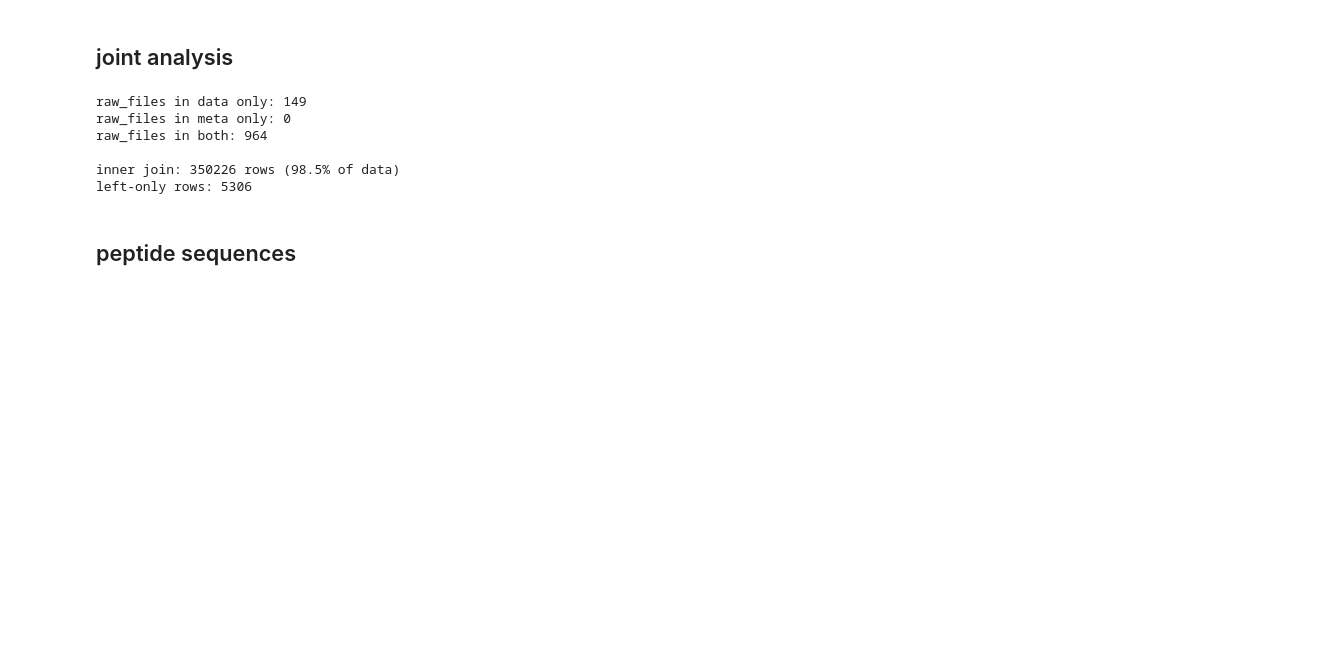
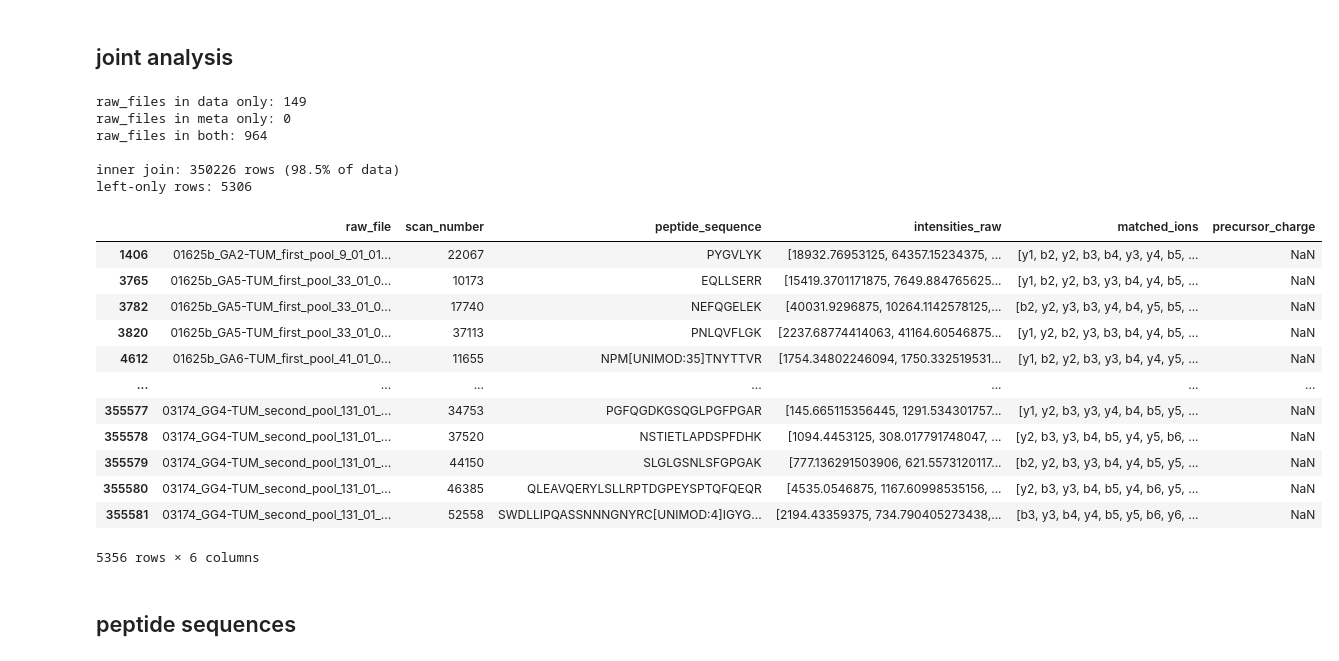
Before and after one commit to LordBurtz/sommer, a Jupyter notebook: data_exploration.ipynb, the cells around one changed output. Drawn from its saved outputs; the diff is of its cells as text; code cells hidden in the pictures; blank space fills up the shorter version.

```diff
--- a/data_exploration.ipynb
+++ b/data_exploration.ipynb
@@ -102,22 +102,40 @@ Name: count, dtype: int64
 # %%
 # raw_file overlap between data and metadata
 data_files = set(df["raw_file"].unique())
 meta_files = set(meta["raw_file"].unique())
 print(f"raw_files in data only: {len(data_files - meta_files)}")
 print(f"raw_files in meta only: {len(meta_files - data_files)}")
 print(f"raw_files in both: {len(data_files & meta_files)}")
 
 # inner join on shared keys
 merged = df.merge(meta, on=["raw_file", "scan_number"], how="inner")
 print(f"\ninner join: {merged.shape[0]} rows ({merged.shape[0]/len(df)*100:.1f}% of data)")
 print(f"left-only rows: {len(df) - merged.shape[0]}")
+
+# merged.head().iloc[0]['matched_ions']
+um = df.merge(meta, on=["raw_file", "scan_number"], how="outer")
+
+um [um["precursor_charge"].isnull()]
 # %% [output]
 raw_files in data only: 149
 raw_files in meta only: 0
 raw_files in both: 964
 
 inner join: 350226 rows (98.5% of data)
 left-only rows: 5306
+|  | raw_file | scan_number | peptide_sequence | intensities_raw | matched_ions | precursor_charge |
+| 1406 | 01625b_GA2-TUM_first_pool_9_01_01... | 22067 | PYGVLYK | [18932.76953125, 64357.15234375, ... | [y1, b2, y2, b3, b4, y3, y4, b5, ... | NaN |
+| 3765 | 01625b_GA5-TUM_first_pool_33_01_0... | 10173 | EQLLSERR | [15419.3701171875, 7649.884765625... | [y1, b2, y2, b3, y3, b4, y4, b5, ... | NaN |
+| 3782 | 01625b_GA5-TUM_first_pool_33_01_0... | 17740 | NEFQGELEK | [40031.9296875, 10264.1142578125,... | [b2, y2, y3, b3, y4, b4, y5, b5, ... | NaN |
+| 3820 | 01625b_GA5-TUM_first_pool_33_01_0... | 37113 | PNLQVFLGK | [2237.68774414063, 41164.60546875... | [y1, y2, b2, y3, b3, b4, y4, b5, ... | NaN |
+| 4612 | 01625b_GA6-TUM_first_pool_41_01_0... | 11655 | NPM[UNIMOD:35]TNYTTVR | [1754.34802246094, 1750.332519531... | [y1, b2, y2, b3, y3, b4, y4, y5, ... | NaN |
+| ... | ... | ... | ... | ... | ... | ... |
+| 355577 | 03174_GG4-TUM_second_pool_131_01_... | 34753 | PGFQGDKGSQGLPGFPGAR | [145.665115356445, 1291.534301757... | [y1, y2, b3, y3, y4, b4, b5, y5, ... | NaN |
+| 355578 | 03174_GG4-TUM_second_pool_131_01_... | 37520 | NSTIETLAPDSPFDHK | [1094.4453125, 308.017791748047, ... | [y2, b3, y3, b4, b5, y4, y5, b6, ... | NaN |
+| 355579 | 03174_GG4-TUM_second_pool_131_01_... | 44150 | SLGLGSNLSFGPGAK | [777.136291503906, 621.5573120117... | [b2, y2, b3, y3, b4, y4, b5, y5, ... | NaN |
+| 355580 | 03174_GG4-TUM_second_pool_131_01_... | 46385 | QLEAVQERYLSLLRPTDGPEYSPTQFQEQR | [4535.0546875, 1167.60998535156, ... | [y2, b3, y3, b4, b5, y4, b6, y5, ... | NaN |
+| 355581 | 03174_GG4-TUM_second_pool_131_01_... | 52558 | SWDLLIPQASSNNNGNYRC[UNIMOD:4]IGYG... | [2194.43359375, 734.790405273438,... | [b3, y3, b4, y4, b5, y5, b6, y6, ... | NaN |
+5356 rows × 6 columns
 # %% [markdown]
 ## peptide sequences
 # %%
```
Also changed, not shown: parts of 1 cell of this notebook, 4 other files.
